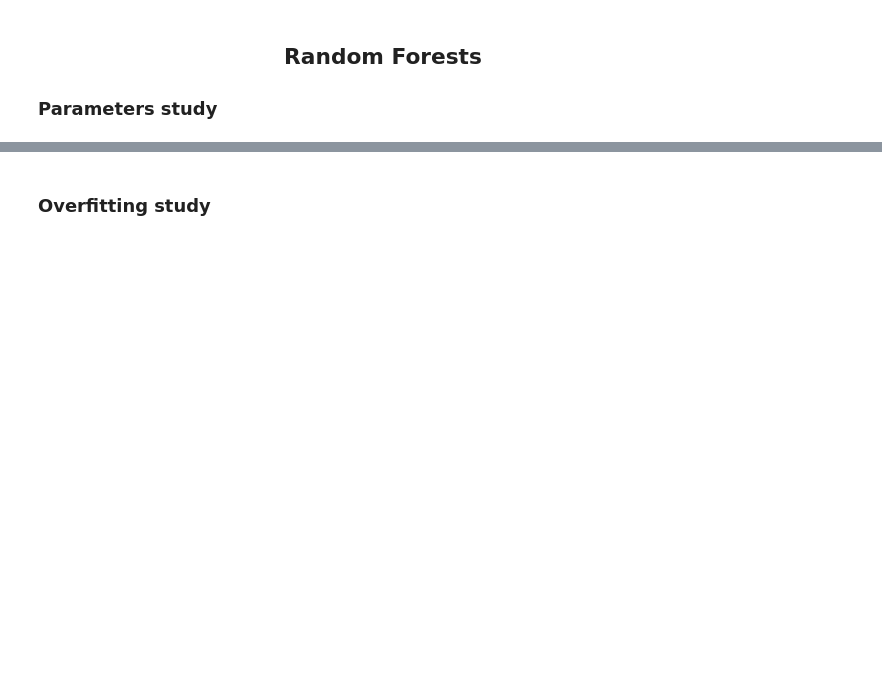
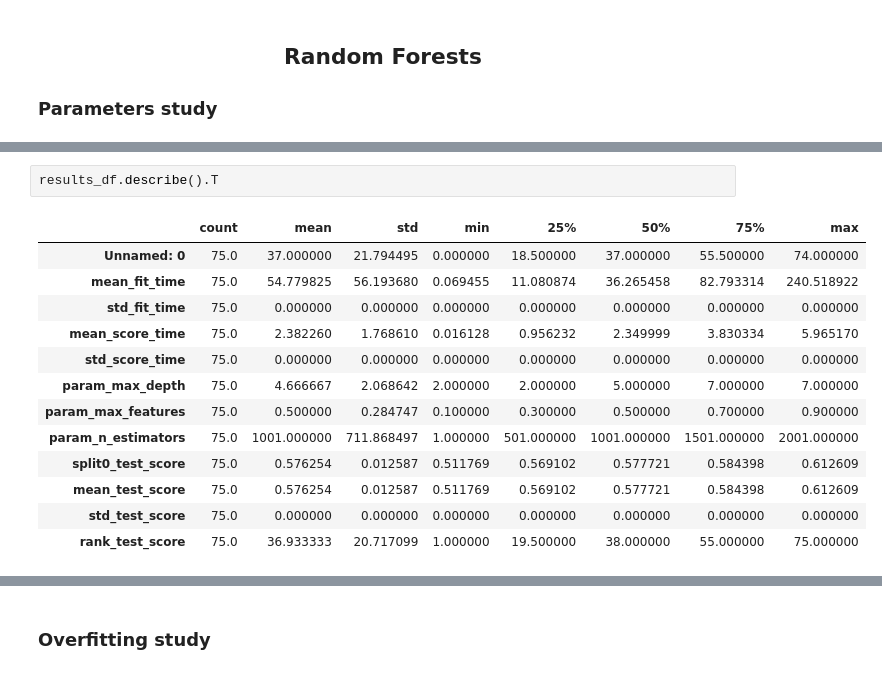
Before and after one commit to DaviGiordano/data-science-course-project, a Jupyter notebook: ipynb_files/Multidimensional/4_Classfication/health_forests.ipynb, the cells around one changed output, grey strips where cells are left out. Cells and saved outputs as stored; diff of their text form; blank space fills up the shorter version.

```diff
--- a/ipynb_files/Multidimensional/4_Classfication/health_forests.ipynb
+++ b/ipynb_files/Multidimensional/4_Classfication/health_forests.ipynb
@@ -204,0 +124,16 @@ show()
+# %%
+results_df.describe().T
+# %% [output]
+|  | count | mean | std | min | 25% | 50% | 75% | max |
+| Unnamed: 0 | 75.0 | 37.000000 | 21.794495 | 0.000000 | 18.500000 | 37.000000 | 55.500000 | 74.000000 |
+| mean_fit_time | 75.0 | 54.779825 | 56.193680 | 0.069455 | 11.080874 | 36.265458 | 82.793314 | 240.518922 |
+| std_fit_time | 75.0 | 0.000000 | 0.000000 | 0.000000 | 0.000000 | 0.000000 | 0.000000 | 0.000000 |
+| mean_score_time | 75.0 | 2.382260 | 1.768610 | 0.016128 | 0.956232 | 2.349999 | 3.830334 | 5.965170 |
+| std_score_time | 75.0 | 0.000000 | 0.000000 | 0.000000 | 0.000000 | 0.000000 | 0.000000 | 0.000000 |
+| param_max_depth | 75.0 | 4.666667 | 2.068642 | 2.000000 | 2.000000 | 5.000000 | 7.000000 | 7.000000 |
+| param_max_features | 75.0 | 0.500000 | 0.284747 | 0.100000 | 0.300000 | 0.500000 | 0.700000 | 0.900000 |
+| param_n_estimators | 75.0 | 1001.000000 | 711.868497 | 1.000000 | 501.000000 | 1001.000000 | 1501.000000 | 2001.000000 |
+| split0_test_score | 75.0 | 0.576254 | 0.012587 | 0.511769 | 0.569102 | 0.577721 | 0.584398 | 0.612609 |
+| mean_test_score | 75.0 | 0.576254 | 0.012587 | 0.511769 | 0.569102 | 0.577721 | 0.584398 | 0.612609 |
+| std_test_score | 75.0 | 0.000000 | 0.000000 | 0.000000 | 0.000000 | 0.000000 | 0.000000 | 0.000000 |
+| rank_test_score | 75.0 | 36.933333 | 20.717099 | 1.000000 | 19.500000 | 38.000000 | 55.000000 | 75.000000 |
```
Also changed, not shown: parts of 10 cells of this notebook, 4 other files.
